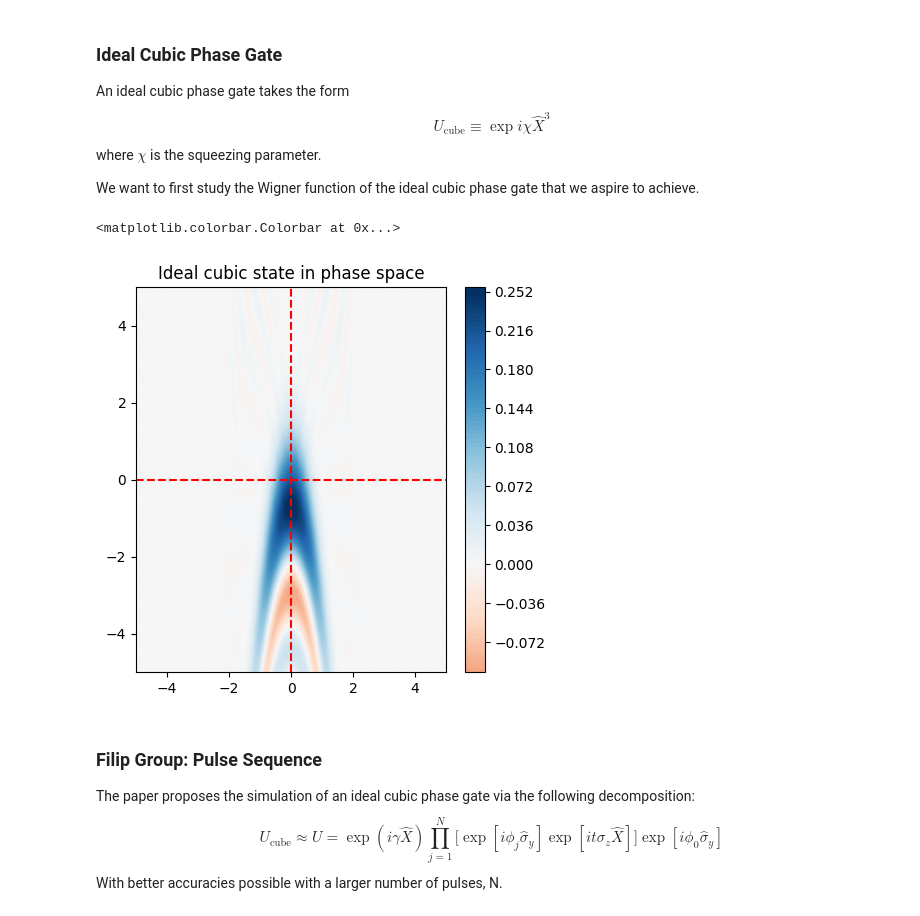
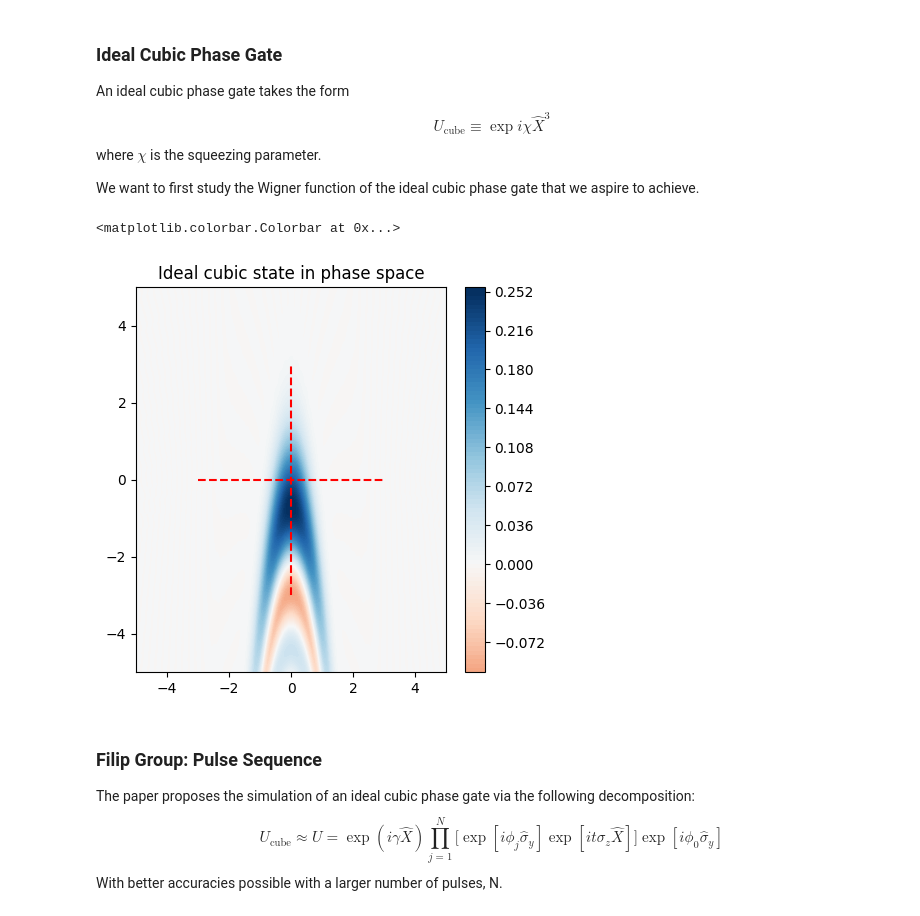
Before and after one commit to muyoungRand/sims, a Jupyter notebook: cubic_phase_gate.ipynb, the cells around one changed output. Drawn from its saved outputs; the diff is of its cells as text; code cells hidden in the pictures.

```diff
--- a/cubic_phase_gate.ipynb
+++ b/cubic_phase_gate.ipynb
@@ -13,11 +13,11 @@ from qutip import *
 #%matplotlib ipympl
 
 # Max Fock State
-N = 100
+N = 200
 
 options = Options()
 options.num_cpus = 5
-options.nsteps = 10000
+options.nsteps = 100000
 # %% [markdown]
 ### Ideal Cubic Phase Gate
 
@@ -31,31 +31,31 @@ We want to first study the Wigner function of the ideal cubic phase gate that we
 # %%
 a = destroy(N)
 x = ( 1/np.sqrt(2) ) * (a + a.dag())
 
 chi = 1 # This is not the squeezing parameter, but just a convenient factor for simulation purposes.
 
 H =  chi * x**3
 
 psi0 = basis(N)  # Initialise in Fock |0> state.
 t = [0.0, 1.0]
 
 theory_output = mesolve(H = H, rho0 = psi0, tlist = t, options = options)
 theory_rho = theory_output.states[-1]
 
 xvec = np.linspace(-5, 5, 200)
 theory_W = wigner(theory_rho, xvec, xvec)
 
 # ---------- Plot Wigner Function at the end of the evolution ----------#
 fig, axes = plt.subplots(1, 1, figsize=(5, 5))
 
-axes.vlines(0, ymin = -5, ymax = 5, colors = 'r', linestyles = 'dashed')
-axes.hlines(0, xmin = -5, xmax = 5, colors = 'r', linestyles = 'dashed')
+axes.vlines(0, ymin = -3, ymax = 3, colors = 'r', linestyles = 'dashed')
+axes.hlines(0, xmin = -3, xmax = 3, colors = 'r', linestyles = 'dashed')
 im = axes.contourf(xvec, xvec, theory_W, 100, norm=mpl.colors.Normalize(-.25,.25), cmap=plt.get_cmap('RdBu'))
 axes.set_title("Ideal cubic state in phase space")
 plt.colorbar(im)
 # %% [output]
 <matplotlib.colorbar.Colorbar at 0x...>
-[figure, old version]
+[figure, new version]
 # %% [markdown]
 ### Filip Group: Pulse Sequence
 
```
Also changed, not shown: parts of 4 cells of this notebook, 1 other file.
